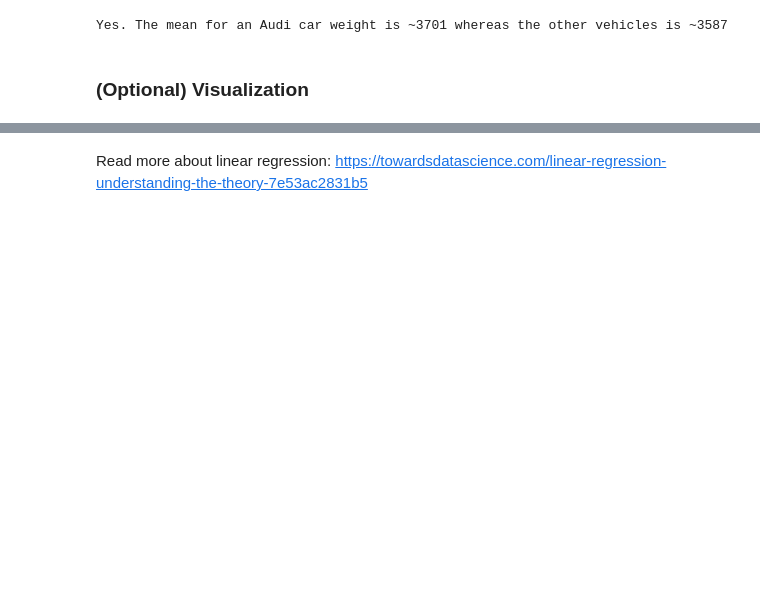
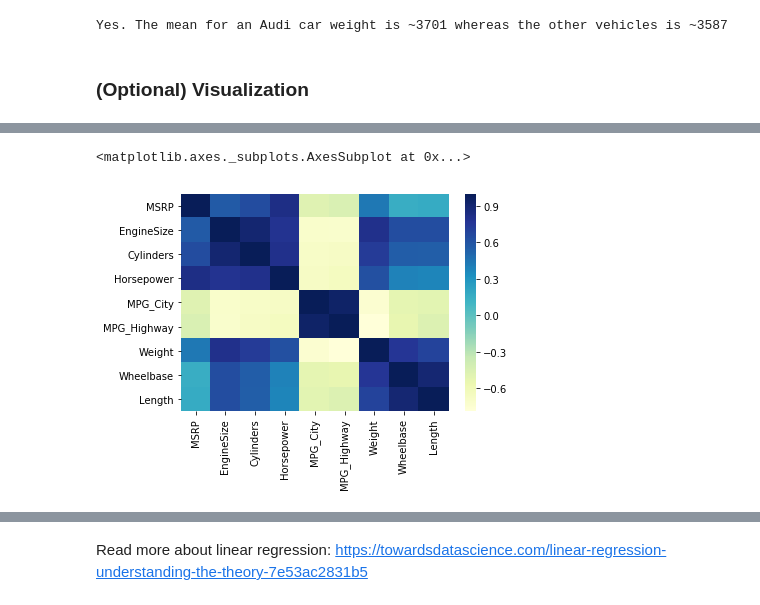
Before and after one commit to mustakarhu/ELY-Python-for-Data-Science, a Jupyter notebook: Exercise 7.ipynb, the cells around one changed output, grey strips where cells are left out. Cells and saved outputs as stored; diff of their text form; code cells hidden in the pictures; blank space fills up the shorter version.

```diff
--- a/Exercise 7.ipynb
+++ b/Exercise 7.ipynb
@@ -253,5 +262,11 @@ Yes. The mean for an Audi car weight is ~3701 whereas the other vehicles is ~358
 # %%
 # Use seaborn's heatmap to plot the correlation matrix of cars
+color = 'YlGnBu'#sns.palplot(sns.color_palette("BrBG", 1))
+#"YlGnBu"
+sns.heatmap(cars.corr(), cmap=color, annot=False)
+# %% [output]
+<matplotlib.axes._subplots.AxesSubplot at 0x...>
+[figure, added]
 # %%
 # Use seaborn's lmplot to plot a regression line for Weight and MPG_City.
 # Can you spot a linear relationship?
```
Also changed, not shown: parts of 5 cells of this notebook, 4 other files.
